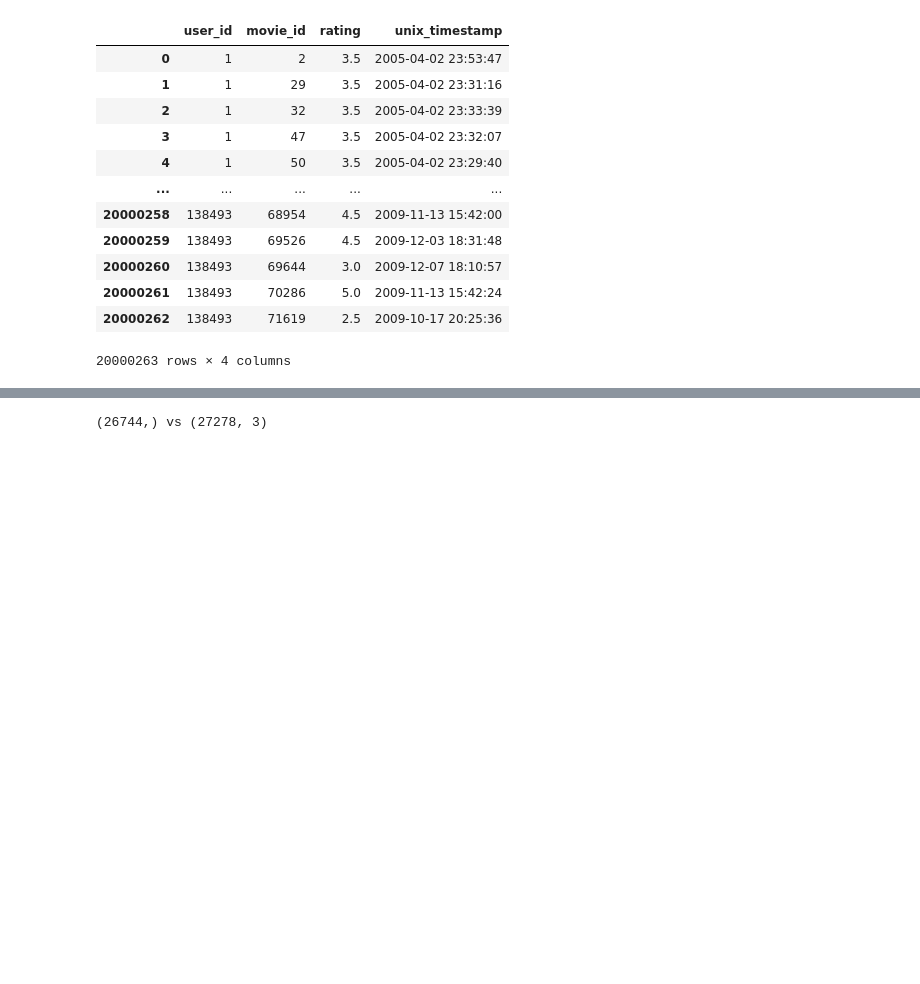
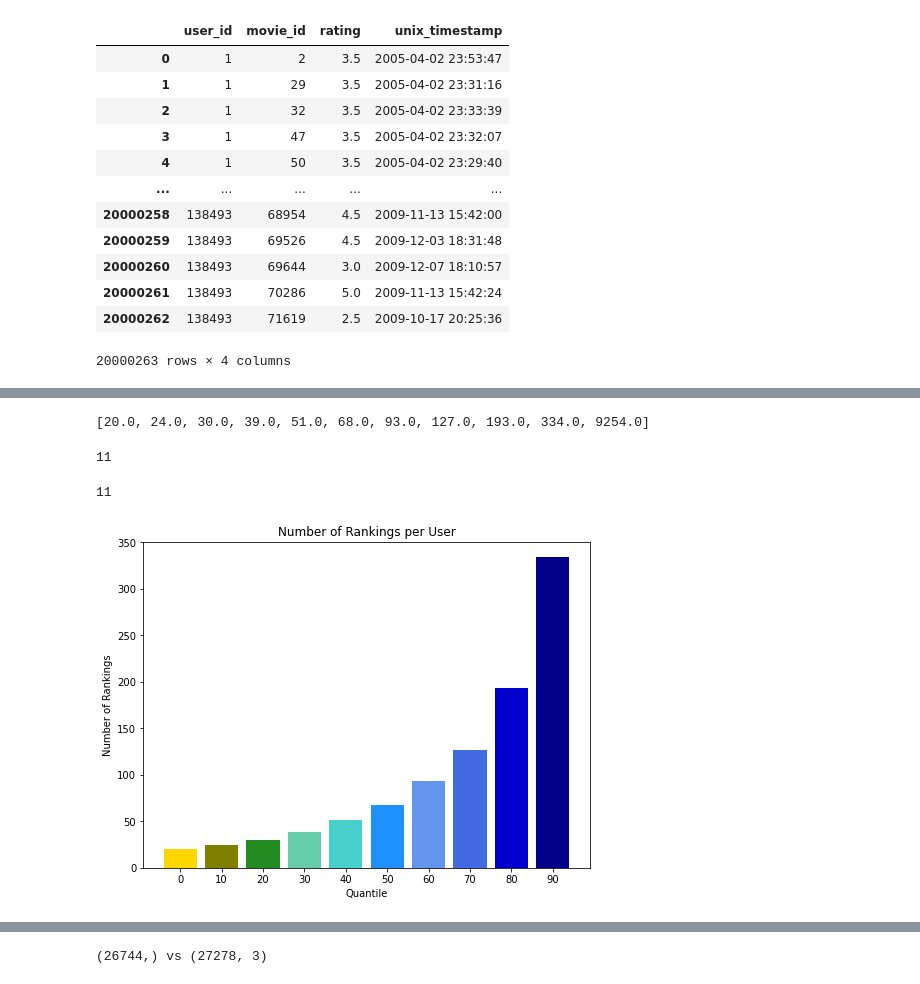
Before and after one commit to jj497/algorithms-final, a Jupyter notebook: Matrix_Factorization.ipynb, the cells around one changed output, grey strips where cells are left out. Saved outputs shown, nothing was run; the diff lists cells and outputs as text; code cells hidden in the pictures; blank space fills up the shorter version.

```diff
--- a/Matrix_Factorization.ipynb
+++ b/Matrix_Factorization.ipynb
@@ -114,0 +409,6 @@ ratings_df
+# %%
+user_counts = pd.DataFrame(user_rating_counts)
+user_counts.columns=['user_count']
+user_counts = user_counts.reset_index()
+user_counts = pd.DataFrame(user_counts['user_count'])
+user_counts
@@ -114,0 +429,40 @@ ratings_df
+# %%
+quantile_users = [user_counts.quantile(0),
+user_counts.quantile(0.1),
+user_counts.quantile(0.2),
+user_counts.quantile(0.3),
+user_counts.quantile(0.4),
+user_counts.quantile(0.5),
+user_counts.quantile(0.6),
+user_counts.quantile(0.7),
+user_counts.quantile(0.8),
+user_counts.quantile(0.9),
+user_counts.quantile(1)]
+quantile_users = [ x.tolist()[0] for x in quantile_users]
+# %%
+quantile_users
+# %% [output]
+[20.0, 24.0, 30.0, 39.0, 51.0, 68.0, 93.0, 127.0, 193.0, 334.0, 9254.0]
+# %%
+len(list(range(0,110, 10)))
+# %% [output]
+11
+# %%
+quant_color = ['gold', 'olive', 'forestgreen',
+          'mediumaquamarine', 'mediumturquoise', 'dodgerblue','cornflowerblue', 'royalblue',
+          'mediumblue', 'darkblue', 'indigo']
+len(quant_color)
+# %% [output]
+11
+# %%
+x_quant = [str(x) for x in list(range(0,110,10))]
+# %%
+plt.figure()
+plt.rcParams['figure.figsize'] = [8, 6]
+plt.title('Number of Rankings per User')
+plt.xlabel('Quantile')
+plt.ylabel('Number of Rankings')
+plt.bar(x_quant[:-1], quantile_users[:-1], color=quant_color)
+plt.savefig("Zoom Num_Rankings_Per_User.png", bbox_inches='tight')
+# %% [output]
+[figure, added]
```
Also changed, not shown: parts of 53 cells of this notebook, 8 other files.
